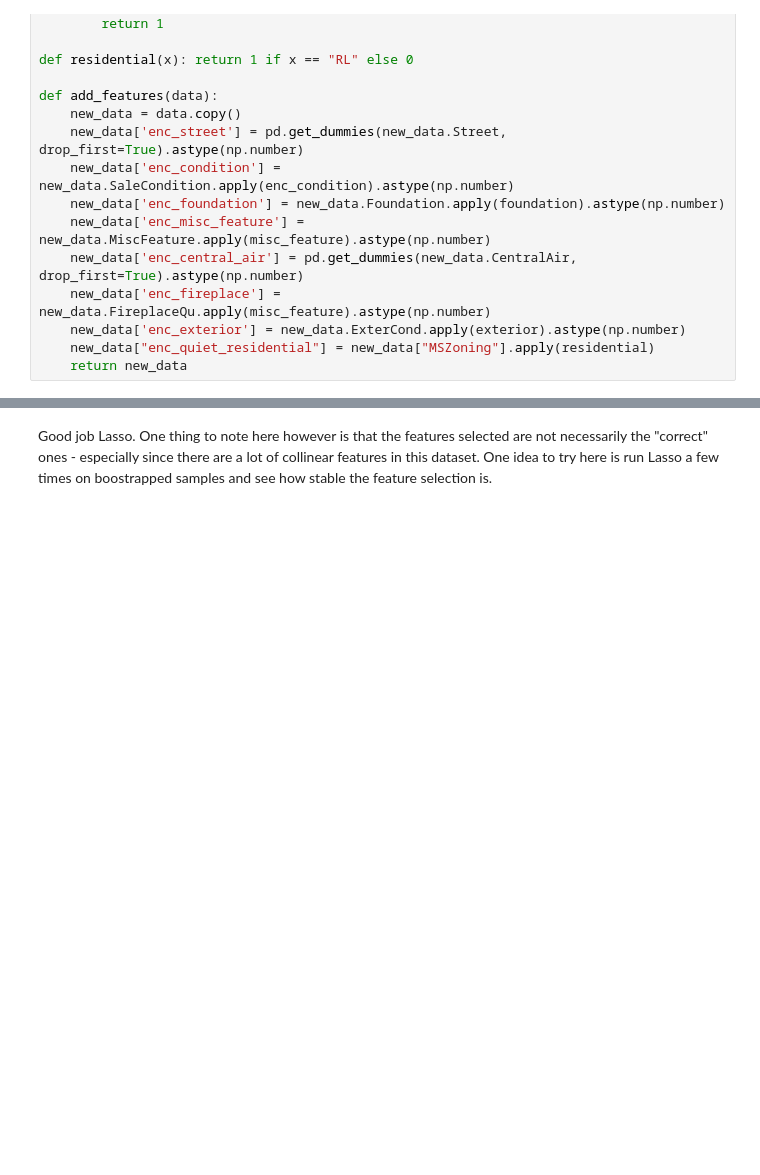
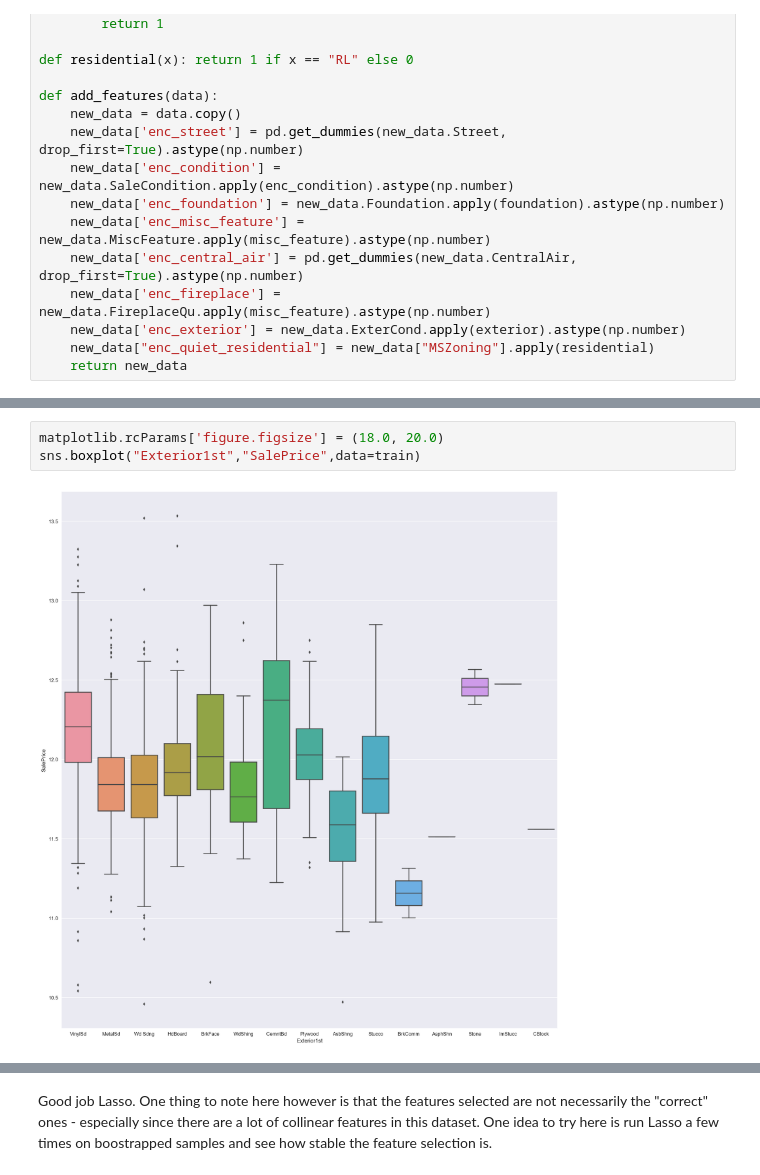
Before and after one commit to mneedham/house-prices, a Jupyter notebook: lasso.ipynb, the cells around one changed output, grey strips where cells are left out. Cells and saved outputs as stored; diff of their text form; blank space fills up the shorter version.

```diff
--- a/lasso.ipynb
+++ b/lasso.ipynb
@@ -305,0 +361,5 @@ Lasso picked 112 variables and eliminated the other 171 variables
+# %%
+matplotlib.rcParams['figure.figsize'] = (18.0, 20.0)
+sns.boxplot("Exterior1st","SalePrice",data=train)
+# %% [output]
+[figure, added]
```
Also changed, not shown: parts of 15 cells of this notebook, 1 other file.
